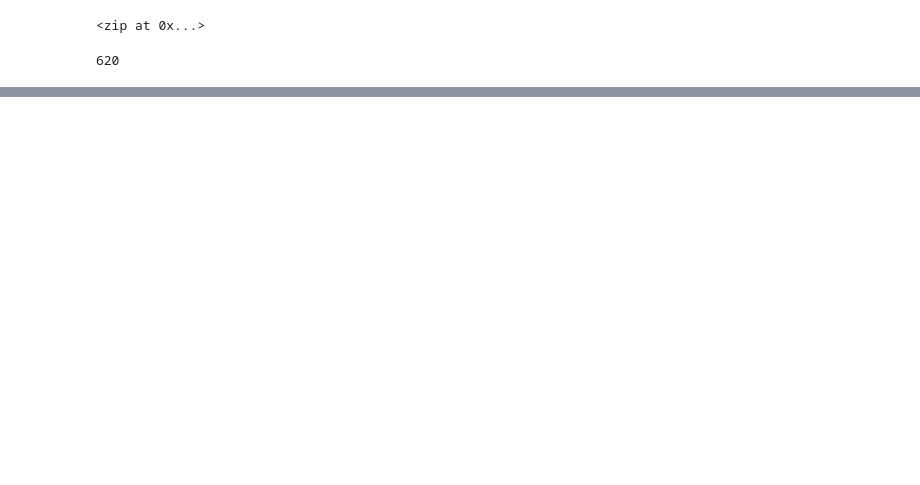
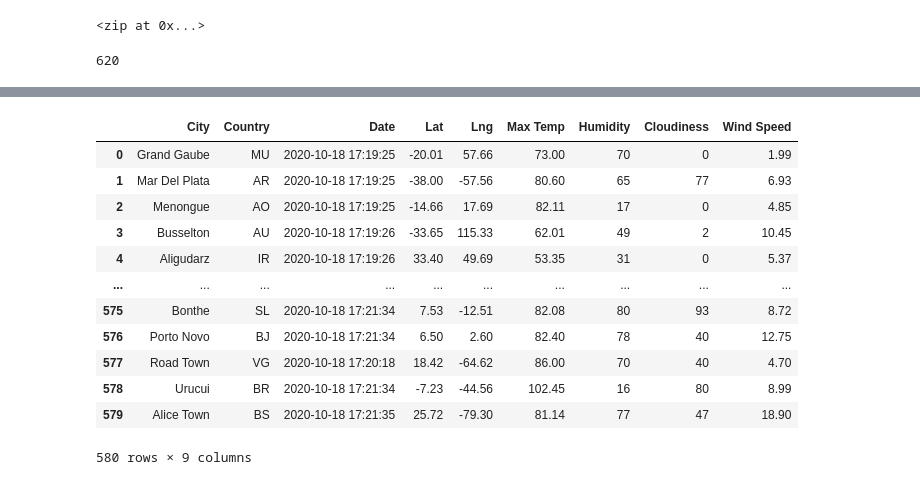
Before and after one commit to jcp650/World_Weather_Analysis, a Jupyter notebook: WeatherPy.ipynb, the cells around one changed output, grey strips where cells are left out. Drawn from its saved outputs; the diff is of its cells as text; code cells hidden in the pictures; blank space fills up the shorter version.

Commit message:
Adding parsed weather data with updated gitignore to hide API key

```diff
--- a/WeatherPy.ipynb
+++ b/WeatherPy.ipynb
@@ -4,6 +4,12 @@ import pandas as pd
 import matplotlib.pyplot as plt
 import numpy as np
 from citipy import citipy
+import requests
+from config import weather_api_key
+from datetime import datetime
+
+# Create basic url
+url = "http://api.openweathermap.org/data/2.5/weather?units=Imperial&APPID=" + weather_api_key
 # %%
 # Create a series of random latitudes and longitudes
 lats = np.random.uniform(low=-90.000, high=90.000, size=1500)
@@ -31,3 +37,30 @@ for coordinate in coordinates:
 len(cities)
 # %% [output]
 620
+# %%
+# Create an empty list to hold the weather data.
+city_data = []
+# Print the beginning of the logging.
+print("Beginning Data Retrieval     ")
+print("-----------------------------")
+
+# Create counters.
+record_count = 1
+set_count = 1
+
+# Loop through all the cities in the list.
+for i, city in enumerate(cities):
+
+    # Group cities in sets of 50 for logging purposes.
+    if (i % 50 == 0 and i >= 50):
+        set_count += 1
+        record_count = 1
+
+
+    # Create endpoint URL with each city.
+    city_url = url + "&q=" + city.replace(" ","+")
+
+    # Log the URL, record, and set numbers and the city.
+    print(f"Processing Record {record_count} of Set {set_count} | {city}")
+    # Add 1 to the record count.
+    record_count += 1
@@ -33,0 +168,3 @@ len(cities)
+# %%
+city_data_df = pd.DataFrame(city_data)
+city_data_df.head(10)
@@ -33,0 +183,19 @@ len(cities)
+# %%
+new_column_order = ["City", "Country", "Date", "Lat", "Lng", "Max Temp", "Humidity", "Cloudiness", "Wind Speed"]
+# %%
+city_data_df = city_data_df[new_column_order]
+city_data_df
+# %% [output]
+|  | City | Country | Date | Lat | Lng | Max Temp | Humidity | Cloudiness | Wind Speed |
+| 0 | Grand Gaube | MU | 2020-10-18 17:19:25 | -20.01 | 57.66 | 73.00 | 70 | 0 | 1.99 |
+| 1 | Mar Del Plata | AR | 2020-10-18 17:19:25 | -38.00 | -57.56 | 80.60 | 65 | 77 | 6.93 |
+| 2 | Menongue | AO | 2020-10-18 17:19:25 | -14.66 | 17.69 | 82.11 | 17 | 0 | 4.85 |
+| 3 | Busselton | AU | 2020-10-18 17:19:26 | -33.65 | 115.33 | 62.01 | 49 | 2 | 10.45 |
+| 4 | Aligudarz | IR | 2020-10-18 17:19:26 | 33.40 | 49.69 | 53.35 | 31 | 0 | 5.37 |
+| ... | ... | ... | ... | ... | ... | ... | ... | ... | ... |
+| 575 | Bonthe | SL | 2020-10-18 17:21:34 | 7.53 | -12.51 | 82.08 | 80 | 93 | 8.72 |
+| 576 | Porto Novo | BJ | 2020-10-18 17:21:34 | 6.50 | 2.60 | 82.40 | 78 | 40 | 12.75 |
+| 577 | Road Town | VG | 2020-10-18 17:20:18 | 18.42 | -64.62 | 86.00 | 70 | 40 | 4.70 |
+| 578 | Urucui | BR | 2020-10-18 17:21:34 | -7.23 | -44.56 | 102.45 | 16 | 80 | 8.99 |
+| 579 | Alice Town | BS | 2020-10-18 17:21:35 | 25.72 | -79.30 | 81.14 | 77 | 47 | 18.90 |
+580 rows × 9 columns
```
Also changed, not shown: parts of 5 cells of this notebook, 1 other file.
